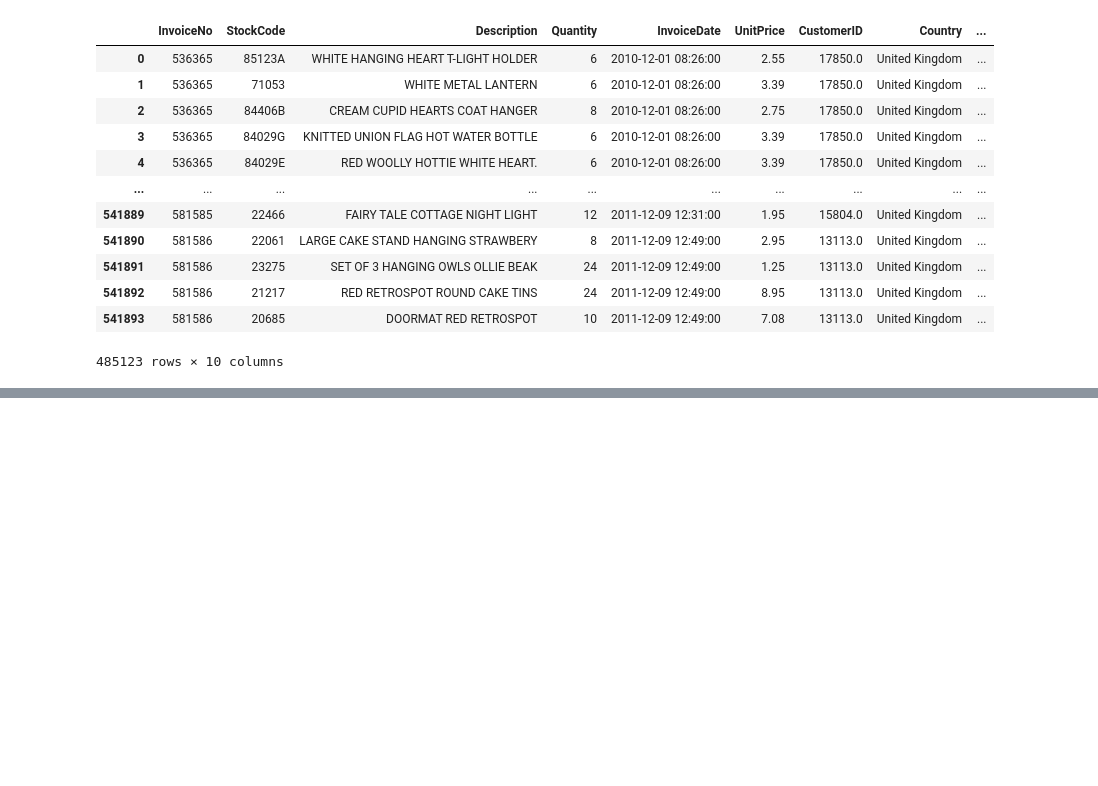
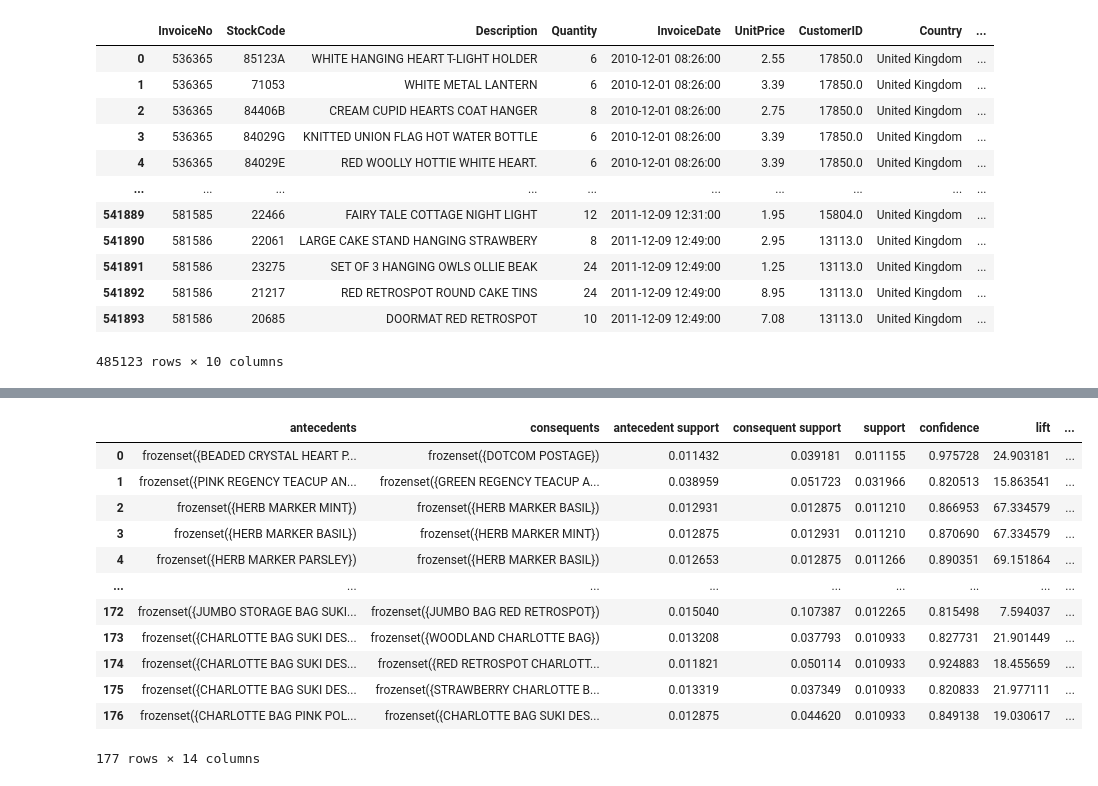
Before and after one commit to yaosaychi/datamining2, a Jupyter notebook: notebookFiles/Data Cleaning and Preprocessing.ipynb, the cells around one changed output, grey strips where cells are left out. Saved outputs shown, nothing was run; the diff lists cells and outputs as text; code cells hidden in the pictures; blank space fills up the shorter version.

```diff
--- a/notebookFiles/Data Cleaning and Preprocessing.ipynb
+++ b/notebookFiles/Data Cleaning and Preprocessing.ipynb
@@ -536,0 +605,21 @@ df
+# %%
+#apriori at min_sup = 0.05
+frequent_itemsets2 = apriori(basketMatrix, min_support= 0.01 ,use_colnames=True)
+# %%
+item_rules2 = association_rules(frequent_itemsets2, metric='confidence')
+# %%
+item_rules2
+# %% [output]
+|  | antecedents | consequents | antecedent support | consequent support | support | confidence | lift | ... |
+| 0 | frozenset({BEADED CRYSTAL HEART P... | frozenset({DOTCOM POSTAGE}) | 0.011432 | 0.039181 | 0.011155 | 0.975728 | 24.903181 | ... |
+| 1 | frozenset({PINK REGENCY TEACUP AN... | frozenset({GREEN REGENCY TEACUP A... | 0.038959 | 0.051723 | 0.031966 | 0.820513 | 15.863541 | ... |
+| 2 | frozenset({HERB MARKER MINT}) | frozenset({HERB MARKER BASIL}) | 0.012931 | 0.012875 | 0.011210 | 0.866953 | 67.334579 | ... |
+| 3 | frozenset({HERB MARKER BASIL}) | frozenset({HERB MARKER MINT}) | 0.012875 | 0.012931 | 0.011210 | 0.870690 | 67.334579 | ... |
+| 4 | frozenset({HERB MARKER PARSLEY}) | frozenset({HERB MARKER BASIL}) | 0.012653 | 0.012875 | 0.011266 | 0.890351 | 69.151864 | ... |
+| ... | ... | ... | ... | ... | ... | ... | ... | ... |
+| 172 | frozenset({JUMBO STORAGE BAG SUKI... | frozenset({JUMBO BAG RED RETROSPOT}) | 0.015040 | 0.107387 | 0.012265 | 0.815498 | 7.594037 | ... |
+| 173 | frozenset({CHARLOTTE BAG SUKI DES... | frozenset({WOODLAND CHARLOTTE BAG}) | 0.013208 | 0.037793 | 0.010933 | 0.827731 | 21.901449 | ... |
+| 174 | frozenset({CHARLOTTE BAG SUKI DES... | frozenset({RED RETROSPOT CHARLOTT... | 0.011821 | 0.050114 | 0.010933 | 0.924883 | 18.455659 | ... |
+| 175 | frozenset({CHARLOTTE BAG SUKI DES... | frozenset({STRAWBERRY CHARLOTTE B... | 0.013319 | 0.037349 | 0.010933 | 0.820833 | 21.977111 | ... |
+| 176 | frozenset({CHARLOTTE BAG PINK POL... | frozenset({CHARLOTTE BAG SUKI DES... | 0.012875 | 0.044620 | 0.010933 | 0.849138 | 19.030617 | ... |
+177 rows × 14 columns
```
Also changed, not shown: parts of 11 cells of this notebook.
